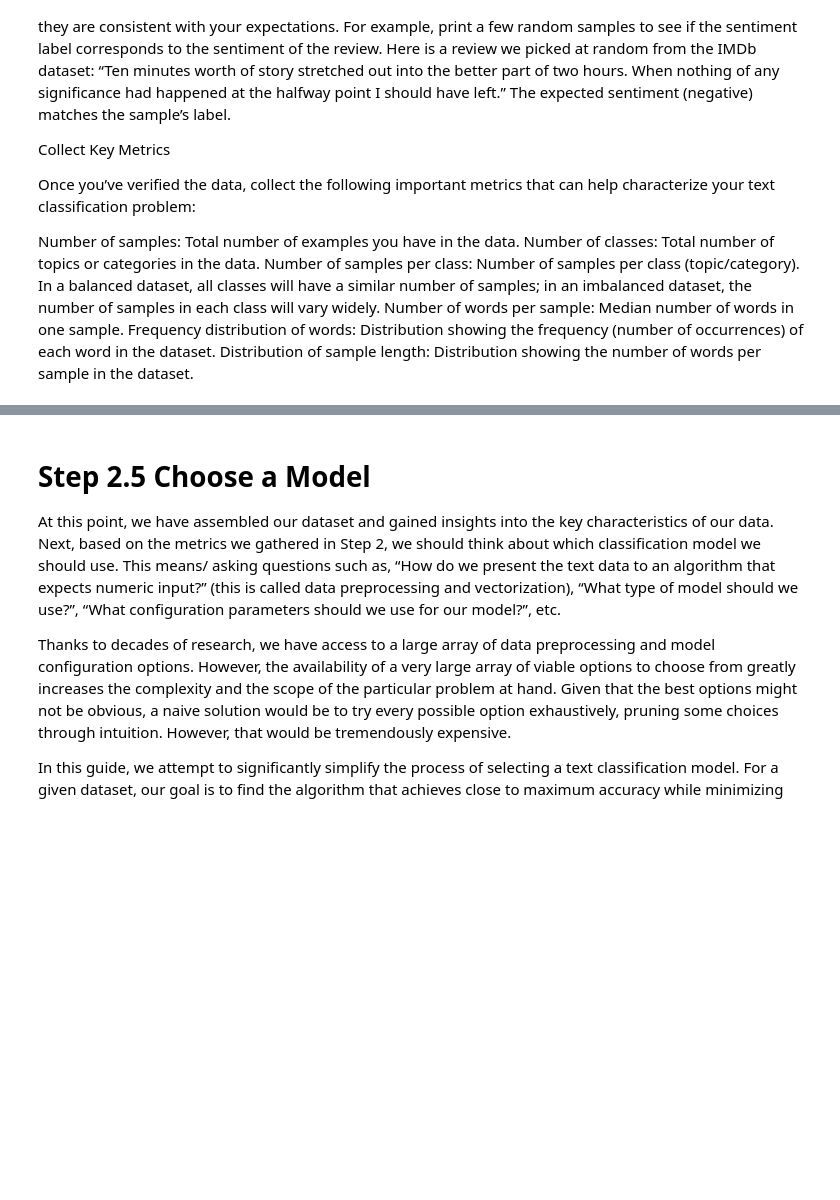
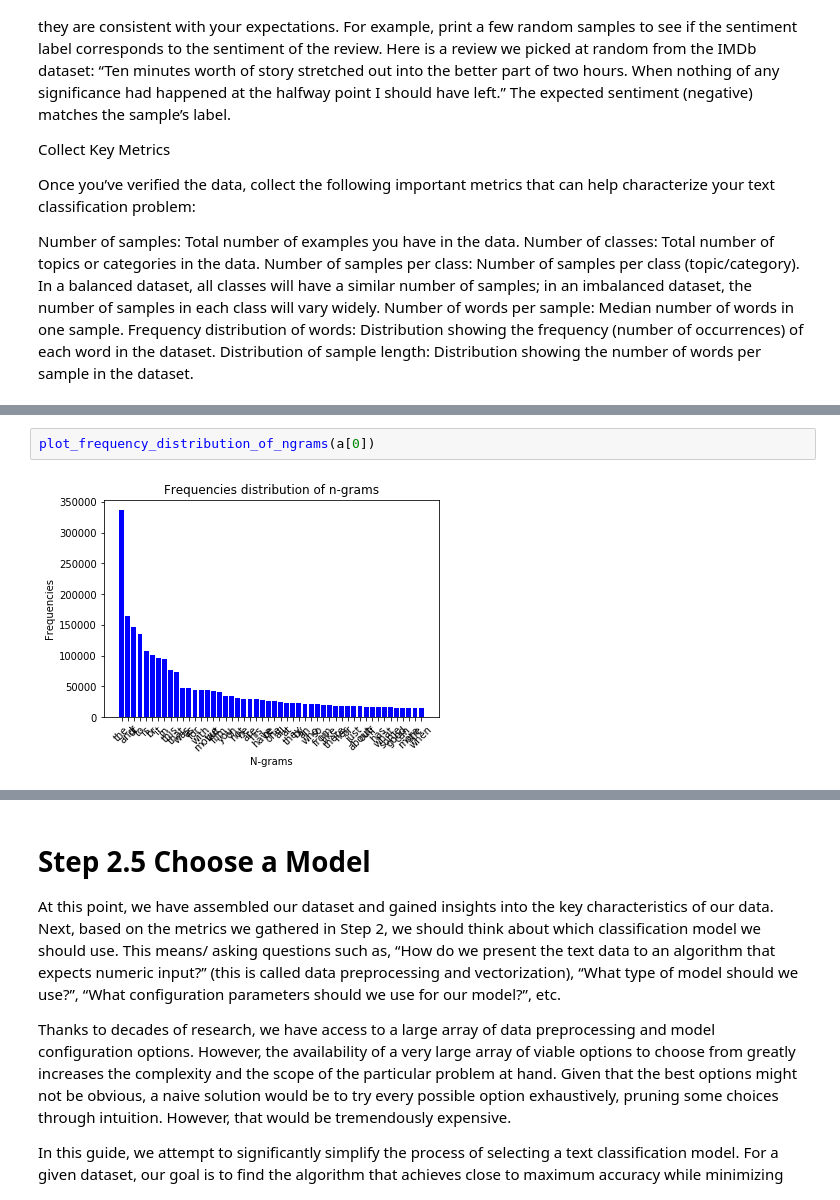
Before and after one commit to MysticMonika/TextClassification, a Jupyter notebook: TextClassification.ipynb, the cells around one changed output, grey strips where cells are left out. Drawn from its saved outputs; the diff is of its cells as text; blank space fills up the shorter version.

```diff
--- a/TextClassification.ipynb
+++ b/TextClassification.ipynb
@@ -221,0 +200,4 @@ plot_sample_length_distribution('25')
+# %%
+plot_frequency_distribution_of_ngrams(a[0])
+# %% [output]
+[figure, added]
```
Also changed, not shown: parts of 19 cells of this notebook.
